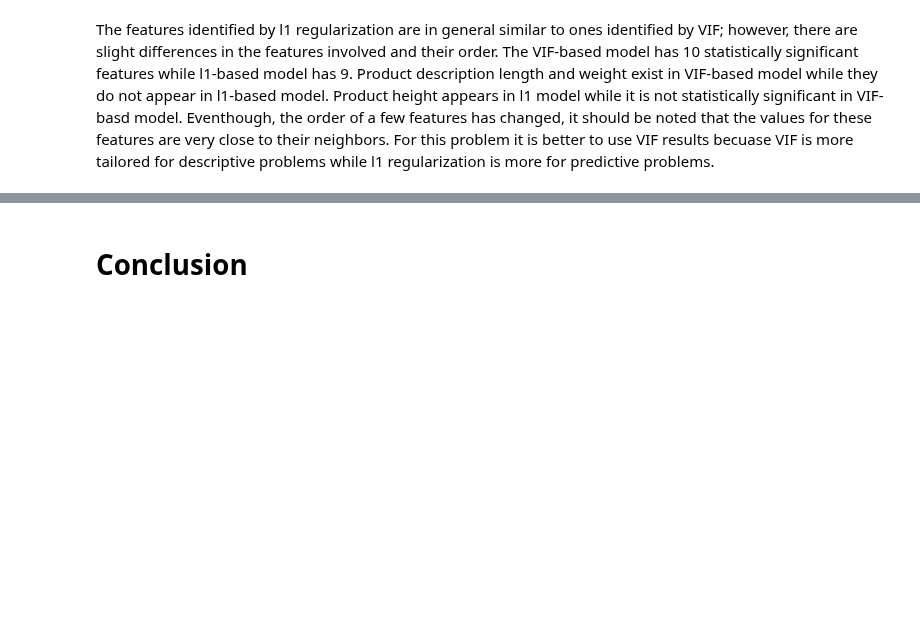
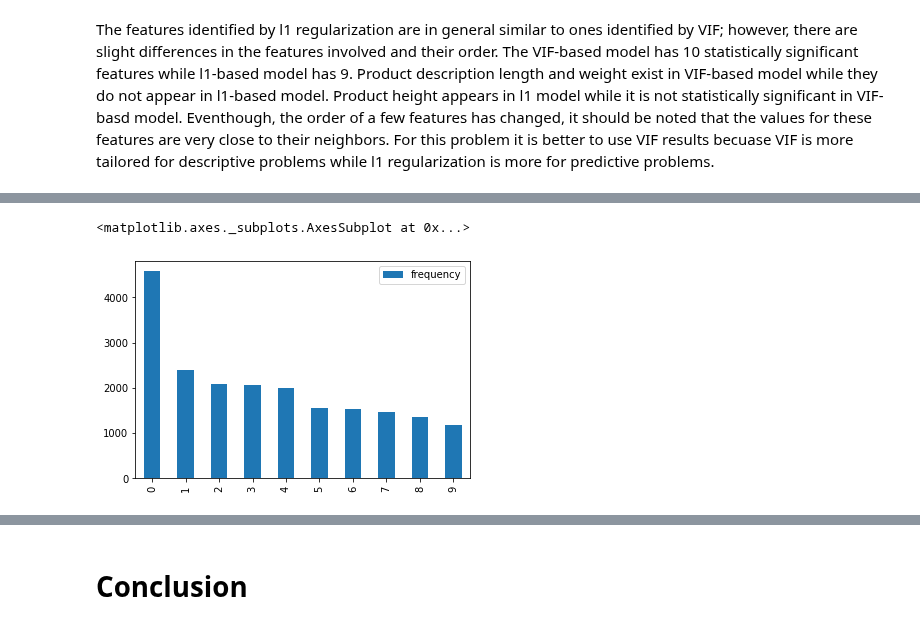
Before and after one commit to alireza-alizadegan/e-commerce-Sales, a Jupyter notebook: Sentiment Analysis.ipynb, the cells around one changed output, grey strips where cells are left out. Saved outputs shown, nothing was run; the diff lists cells and outputs as text; code cells hidden in the pictures; blank space fills up the shorter version.

```diff
--- a/Sentiment Analysis.ipynb
+++ b/Sentiment Analysis.ipynb
@@ -1157,0 +1162,5 @@ The features identified by l1 regularization are in general similar to ones iden
+# %%
+# read data and show its high-level information
+order_reviews_df = pd.read_csv('olist_order_reviews_dataset.csv')
+order_reviews_df.dropna(how = 'any', inplace = True)
+order_reviews_df.info()
@@ -1157,0 +1180,11 @@ The features identified by l1 regularization are in general similar to ones iden
+# %%
+from sklearn.feature_extraction.text import CountVectorizer
+cv = CountVectorizer(stop_words = 'english')
+words = cv.fit_transform(order_reviews_df['review_comment_message']) #learn a vocabulary
+words_sum = words.sum(axis=0)
+
+
+words_freq = [(word, words_sum[0, index]) for word, index in cv.vocabulary_.items()]
+words_freq = sorted(words_freq, key = lambda x: x[1], reverse = True)
+words_frequency = pd.DataFrame(words_freq, columns=['word', 'frequency'])
+words_frequency.head()
@@ -1157,0 +1198,5 @@ The features identified by l1 regularization are in general similar to ones iden
+# %%
+words_frequency[:10].plot(kind='bar')
+# %% [output]
+<matplotlib.axes._subplots.AxesSubplot at 0x...>
+[figure, added]
```
Also changed, not shown: parts of 31 cells of this notebook.
